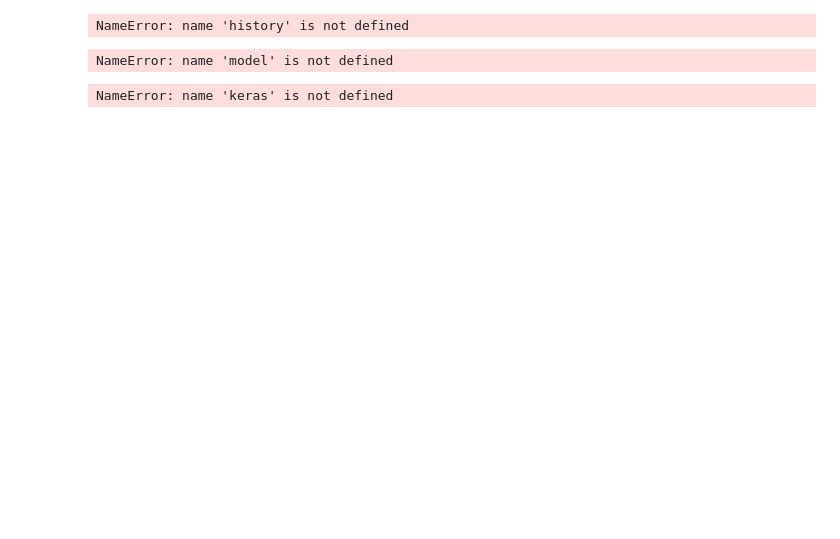
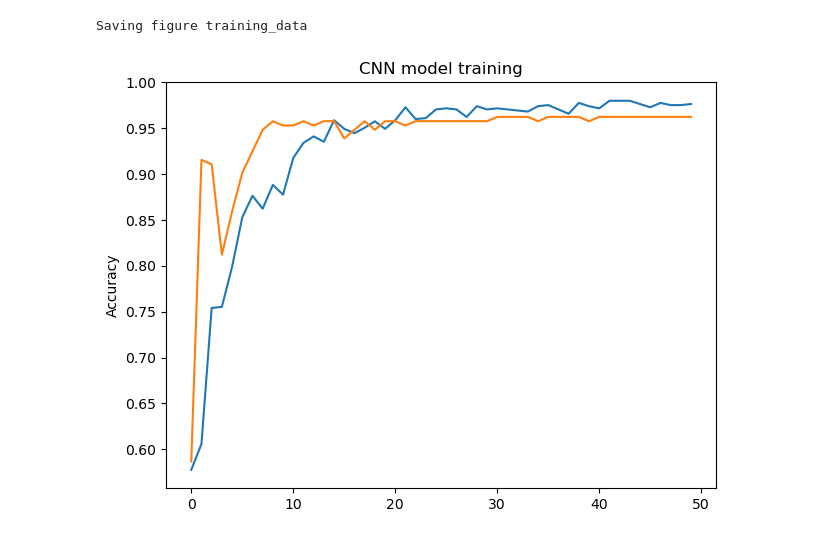
Before and after one commit to HocheggerLab/Mitotic-Release, a Jupyter notebook: MI_Classification/CNN_Training/Model_gen.ipynb, the cells around one changed output. Cells and saved outputs as stored; diff of their text form; code cells hidden in the pictures; blank space fills up the shorter version.

```diff
--- a/MI_Classification/CNN_Training/Model_gen.ipynb
+++ b/MI_Classification/CNN_Training/Model_gen.ipynb
@@ -103,8 +94,9 @@ X_train.shape
 # %%
+
 # define model as Sequential
 model = Sequential()
 # first convolutional layer with 32 filters
-model.add(Conv2D(32, kernel_size=(3, 3), activation='relu', input_shape=[21,21,1]))
+model.add(Conv2D(32, kernel_size=(3, 3), activation='relu', input_shape=[41,41,1]))
 # reduce dimensionality through max pooling
 model.add(MaxPooling2D(pool_size=(2,2)))
 # add a second 2D convolutional layer with 64 filters
@@ -122,4 +114,9 @@ model.add(Dropout(0.5))
 model.add(Dense(1, activation='sigmoid', name='preds'))
 # show model summary
 model.summary()
+model.compile(
+    loss='binary_crossentropy',
+    optimizer='adam',
+    metrics=['accuracy']
+    )
 # %% [output]
@@ -197,25 +289,22 @@ NameError: name 'X_test' is not defined
 # %%
 # Extract the history from the training object
 training = history.history
 
 # Plot the training loss
 plt.plot(training['accuracy'])
 # Plot the validation loss
 plt.plot(training['val_accuracy'])
 plt.ylabel('Accuracy')
-plt.legend()
 plt.title('CNN model training')
 save_fig('training_data')
 # Show the figure
 plt.show()
 # %% [output]
-NameError: name 'history' is not defined
+Saving figure training_data
+[figure, added]
 # %%
-model.save(os.path.join(D_PATH,'MI_CNN_model01.h5'))
+model.save(os.path.join(D_PATH,'MI_CNN_model20x.h5'))
-# %% [output]
-NameError: name 'model' is not defined
 # %%
-model1=keras.models.load_model(os.path.join(D_PATH,'MI_CNN_model01.h5'))
+
+model1=keras.models.load_model(os.path.join(D_PATH,'MI_CNN_model20x.h5'))
-# %% [output]
-NameError: name 'keras' is not defined
 # %%
```
Also changed, not shown: parts of 19 cells of this notebook, 17 other files.
